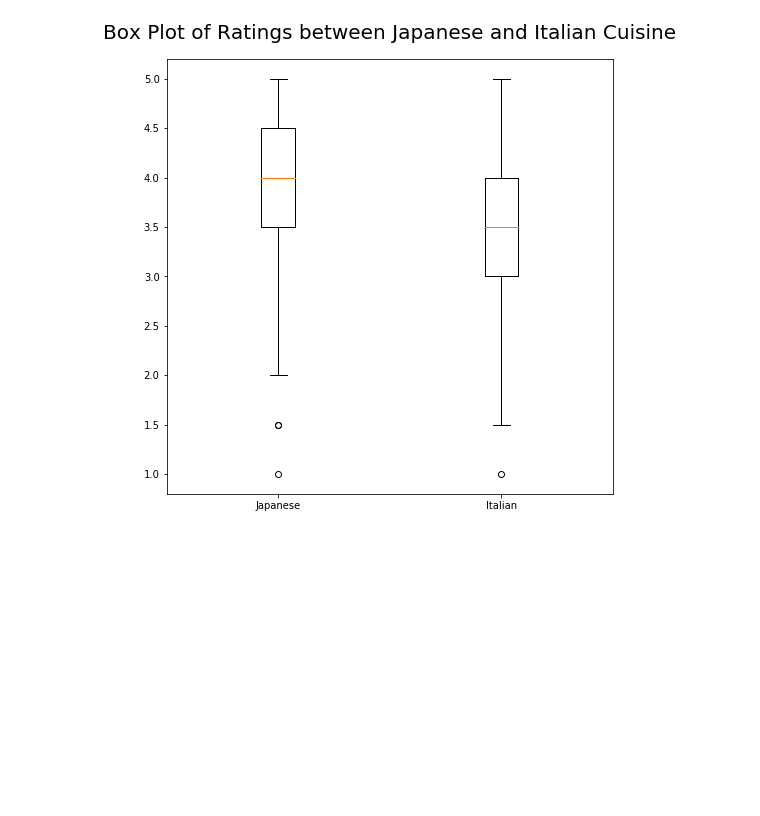
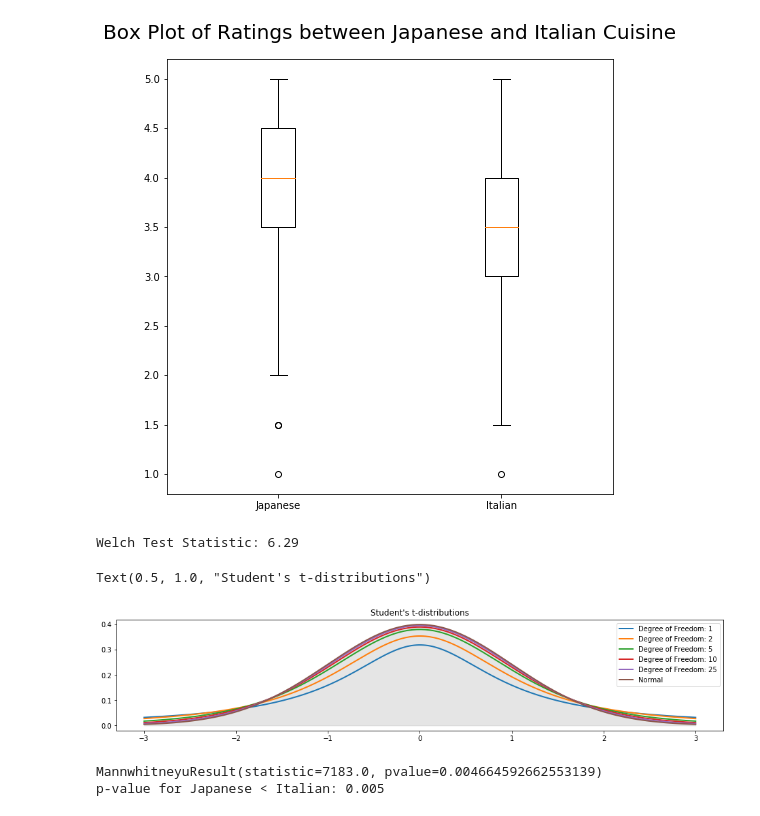
Before and after one commit to yueweng/restaurant-reviews, a Jupyter notebook: project.ipynb, the cells around one changed output. Saved outputs shown, nothing was run; the diff lists cells and outputs as text; code cells hidden in the pictures; blank space fills up the shorter version.

```diff
--- a/project.ipynb
+++ b/project.ipynb
@@ -2023,3 +2025,38 @@ ax.set_xticklabels(["Japanese", "Italian"])
 fig.savefig('images/box_plot.png', bbox_inches = "tight")
 # %% [output]
 [figure]
+# %%
+def welch_test_statistic(sample_1, sample_2):
+    numerator = np.mean(sample_1) - np.mean(sample_2)
+    denominator_sq = (np.var(sample_1) / len(sample_1)) + (np.var(sample_2) / len(sample_2))
+    return numerator / np.sqrt(denominator_sq)
+
+test_statistic = welch_test_statistic(jap_pop, it_pop)
+print("Welch Test Statistic: {:2.2f}".format(test_statistic))
+# %% [output]
+Welch Test Statistic: 6.29
+# %%
+dfs = [1, 2, 5, 10, 25]
+x = np.linspace(-3, 3, num=250)
+
+fig, ax = plt.subplots(1, figsize=(16, 3))
+
+normal = stats.norm(0, 1)
+ax.fill_between(x, normal.pdf(x), color="grey", alpha=0.2)
+for df in dfs:
+    students = stats.t(df)
+    ax.plot(x, students.pdf(x), linewidth=2,
+            label="Degree of Freedom: {}".format(df))
+ax.plot(x, normal.pdf(x), linewidth=2, label="Normal")
+ax.legend()
+ax.set_title("Student's t-distributions")
+# %% [output]
+Text(0.5, 1.0, "Student's t-distributions")
+[figure, added]
+# %%
+res = stats.mannwhitneyu(jap_sample, it_sample, alternative="greater")
+print(res)
+print("p-value for Japanese < Italian: {:2.3f}".format(res.pvalue))
+# %% [output]
+MannwhitneyuResult(statistic=7183.0, pvalue=0.004664592662553139)
+p-value for Japanese < Italian: 0.005
```
Also changed, not shown: parts of 5 cells of this notebook, 5 other files.
